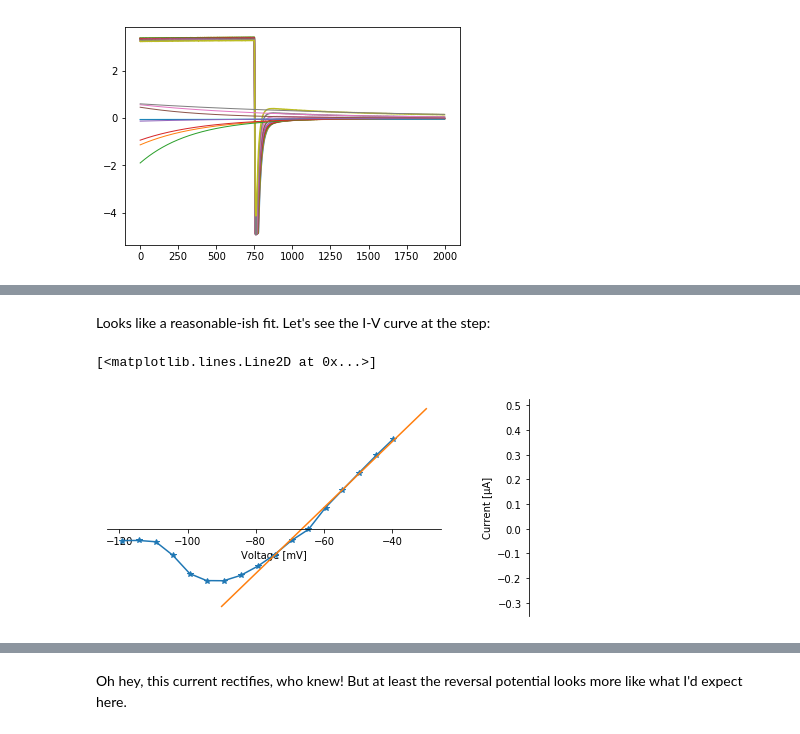
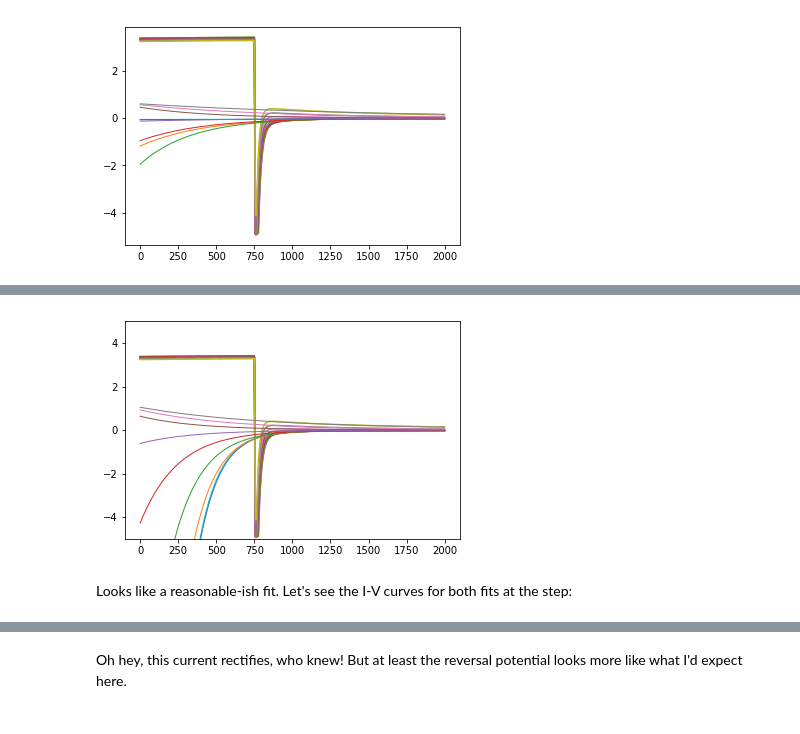
Before and after one commit to kernfel/mostips-analysis, a Jupyter notebook: Kv2.1 exploratory analysis 1.ipynb, the cells around one changed output, grey strips where cells are left out. Drawn from its saved outputs; the diff is of its cells as text; code cells hidden in the pictures.

```diff
--- a/Kv2.1 exploratory analysis 1.ipynb
+++ b/Kv2.1 exploratory analysis 1.ipynb
@@ -240,15 +293,11 @@ for i in range(0, len(tails), 2):
+# %%
+t_ext = np.arange(2000)
+for i in range(0, len(tails), 2):
+    plt.plot(rec2.current[i][4000:6000] - params['I_leak'](tail_voltages[i]))
+for i in range(0, len(tails), 2):
+    plt.plot(t_ext, decay2(t_ext+4000-tail_start, tailfit[i]), linewidth=1)
+plt.ylim(-5,5);
+# %% [output]
+[figure, added]
 # %% [markdown]
-Looks like a reasonable-ish fit. Let's see the I-V curve at the step:
+Looks like a reasonable-ish fit. Let's see the I-V curves for both fits at the step:
-# %%
-tail_t0 = [decay(0, tau[i], a[i]) for i in range(len(tails))]
-fig, ax = plt.subplots()
-IVplot(tail_t0, tail_voltages, ax)
-
-tail_fit_from = 8
-fit_IV(tail_t0[tail_fit_from:], tail_voltages[tail_fit_from:], params, 'K')
-
-tail_plot_V = np.array([-90, -30])
-ax.plot(tail_plot_V, params['I_K'](tail_plot_V))
-# %% [output]
-[<matplotlib.lines.Line2D at 0x...>]
-[figure, removed]
```
Also changed, not shown: parts of 9 cells of this notebook, 6 other files.
